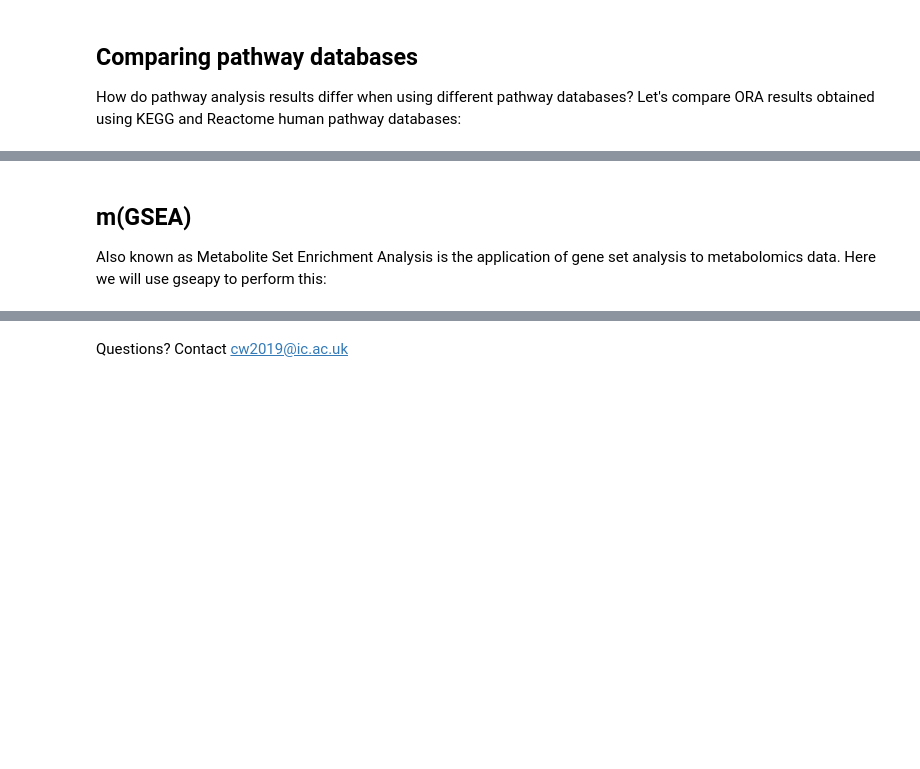
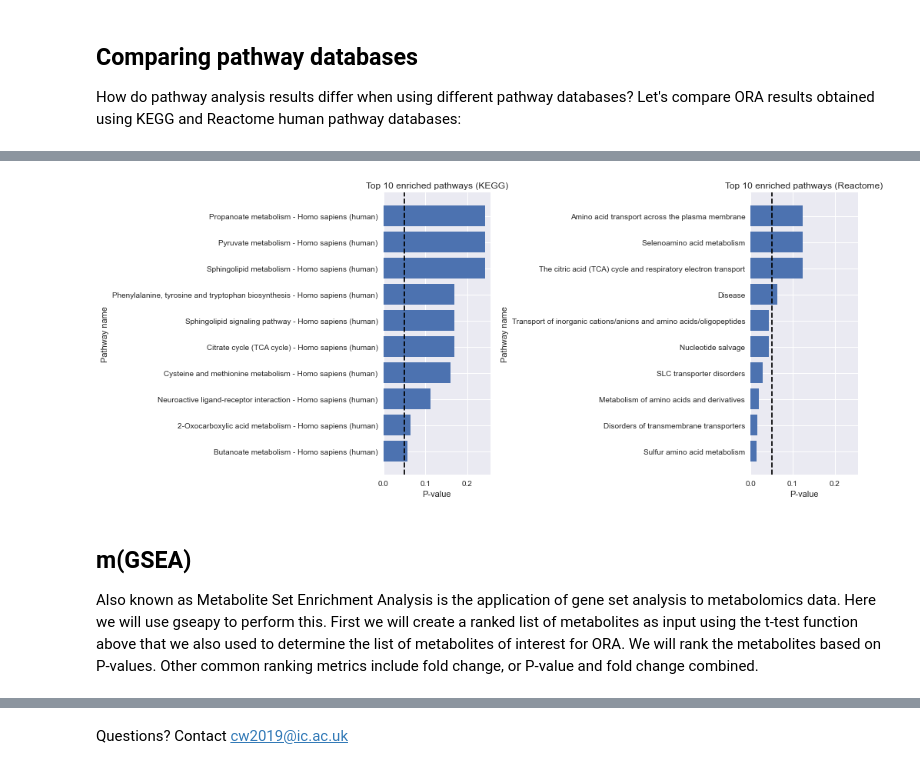
Before and after one commit to cwieder/met-pathway-tutorial, a Jupyter notebook: Intro_to_data_analysis_pathway_tutorial.ipynb, the cells around one changed output, grey strips where cells are left out. Saved outputs shown, nothing was run; the diff lists cells and outputs as text; code cells hidden in the pictures; blank space fills up the shorter version.

```diff
--- a/Intro_to_data_analysis_pathway_tutorial.ipynb
+++ b/Intro_to_data_analysis_pathway_tutorial.ipynb
@@ -233,0 +273,8 @@ ora_Reactome = over_representation_analysis(DA_metabolites, assay_specific_backg
+# %%
+ora_KEGG = over_representation_analysis(DA_metabolites, assay_specific_background_set, KEGG_human_pathways)
+
+# First we need to determine differential metabolites for the dataset with Reactome identifiers (ChEBI)
+t_test_res_reactome = t_tests(covid_data_CHEBI.iloc[:, :-2], covid_data_CHEBI["Group"], "fdr_bh")
+DA_metabolites_reactome = t_test_res_reactome[t_test_res_reactome["P-adjust"] < 0.05]["Metabolite"].tolist()
+print(len(DA_metabolites_reactome), len(covid_data_CHEBI.iloc[:, :-2].columns.tolist()))
+ora_Reactome = over_representation_analysis(DA_metabolites_reactome, covid_data_CHEBI.iloc[:, :-2].columns.tolist(), Reactome_human_pathways)
@@ -234,3 +287,26 @@ ora_Reactome = over_representation_analysis(DA_metabolites, assay_specific_backg
+# %%
+fig, (ax1, ax2) = plt.subplots(1, 2, figsize=(14, 6), sharex=True)
+plt.style.use("seaborn")
+top_10_ora_res_kegg = ora_KEGG.sort_values(by="P-value").iloc[0:10, :]
+ax1.barh(top_10_ora_res_kegg["Pathway_name"], top_10_ora_res_kegg["P-value"])
+# ax1.set_xticklabels(top_10_ora_res["Pathway_name"], rotation=90)
+ax1.set_xlabel("P-value")
+ax1.set_ylabel("Pathway name")
+ax1.set_title("Top 10 enriched pathways (KEGG)")
+ax1.axvline(0.05, color="black", linestyle='--')
+
+top_10_ora_res_reactome = ora_Reactome.sort_values(by="P-value").iloc[0:10, :]
+ax2.barh(top_10_ora_res_reactome["Pathway_name"], top_10_ora_res_reactome["P-value"])
+# ax2.set_xticklabels(top_10_GSEA_res["pathway_name"], rotation=90)
+ax2.set_xlabel("P-value")
+ax2.set_ylabel("Pathway name")
+ax2.set_title("Top 10 enriched pathways (Reactome)")
+plt.tight_layout()
+ax2.axvline(0.05, color="black", linestyle='--')
+
+plt.show()
+# %% [output]
+[figure, added]
 # %% [markdown]
 ## m(GSEA)
-Also known as Metabolite Set Enrichment Analysis is the application of gene set analysis to metabolomics data. Here we will use gseapy to perform this:
+Also known as Metabolite Set Enrichment Analysis is the application of gene set analysis to metabolomics data. Here we will use gseapy to perform this. First we will create a ranked list of metabolites as input using the t-test function above that we also used to determine the list of metabolites of interest for ORA. We will rank the metabolites based on P-values. Other common ranking metrics include fold change, or P-value and fold change combined.
```
Also changed, not shown: parts of 24 cells of this notebook.
